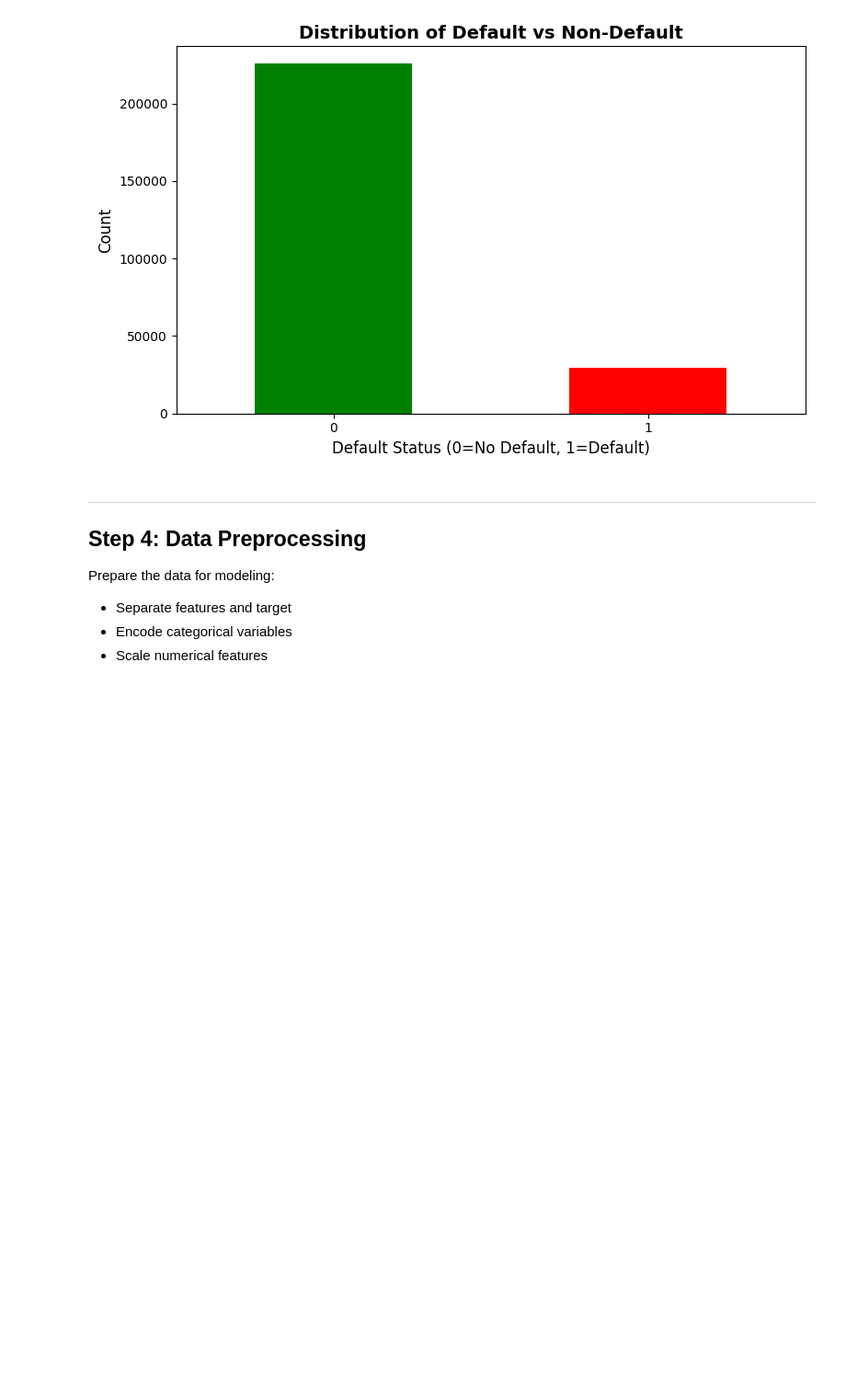
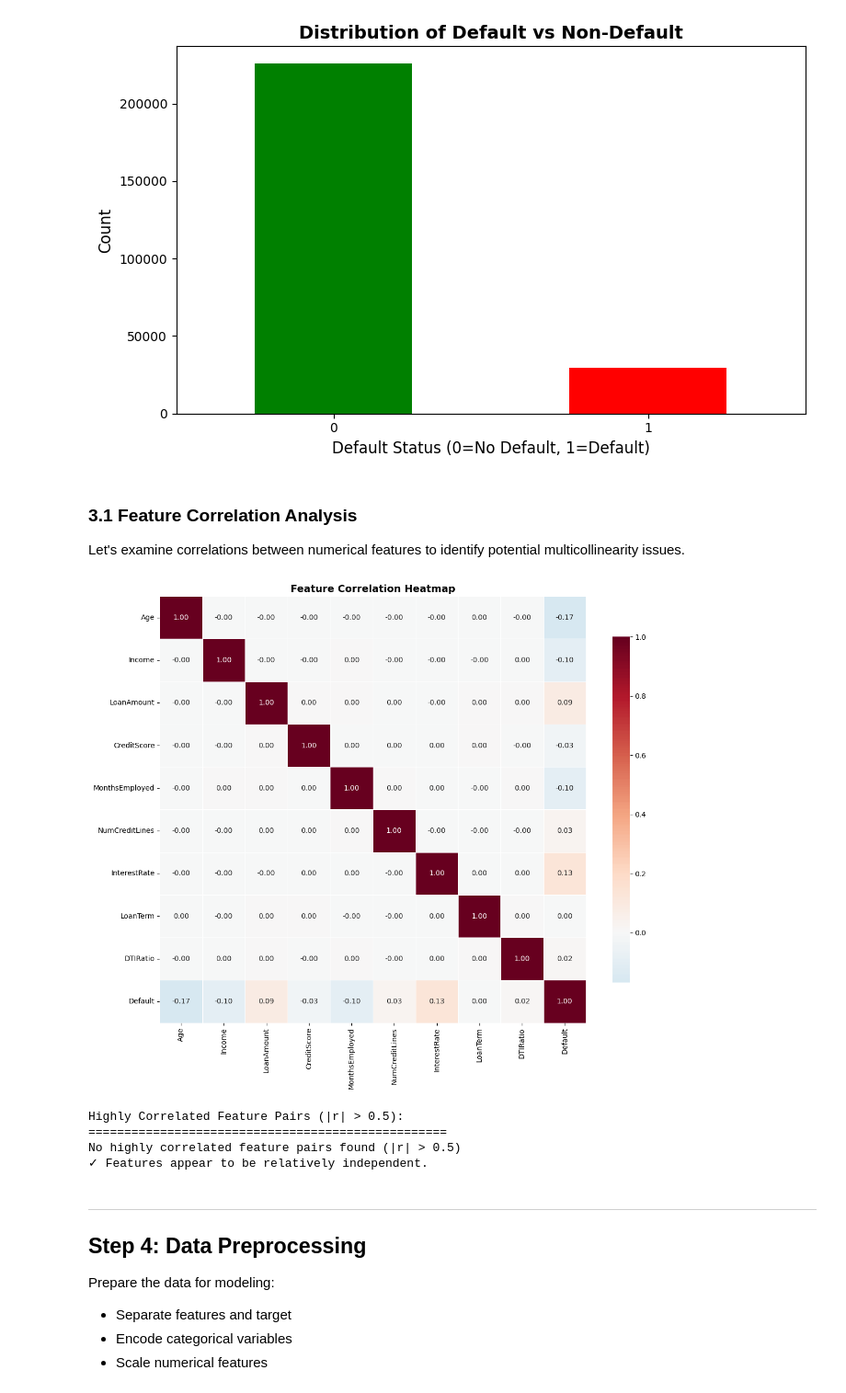
Before and after one commit to hoangcto/cs391, a Jupyter notebook: FinalProject/credit_default_analysis.ipynb, the cells around one changed output. Shown at 92% size. Cells and saved outputs as stored; diff of their text form; code cells hidden in the pictures; blank space fills up the shorter version.

```diff
--- a/FinalProject/credit_default_analysis.ipynb
+++ b/FinalProject/credit_default_analysis.ipynb
@@ -163,6 +163,57 @@ Name: count, dtype: int64
 
 Default Rate: 11.61%
 [figure]
+# %% [markdown]
+### 3.1 Feature Correlation Analysis
+
+Let's examine correlations between numerical features to identify potential multicollinearity issues.
+# %%
+# Select numerical columns for correlation analysis
+numerical_cols = train_df.select_dtypes(include=['int64', 'float64']).columns.tolist()
+
+# Calculate correlation matrix
+correlation_matrix = train_df[numerical_cols].corr()
+
+# Create heatmap
+plt.figure(figsize=(12, 10))
+sns.heatmap(correlation_matrix,
+            annot=True,
+            fmt='.2f',
+            cmap='RdBu_r',
+            center=0,
+            square=True,
+            linewidths=0.5,
+            cbar_kws={'shrink': 0.8})
+plt.title('Feature Correlation Heatmap', fontsize=14, fontweight='bold')
+plt.tight_layout()
+plt.savefig('correlation_heatmap.png', dpi=300, bbox_inches='tight')
+plt.show()
+
+# Identify highly correlated feature pairs (excluding self-correlation)
+print("\nHighly Correlated Feature Pairs (|r| > 0.5):")
+print("="*50)
+high_corr_pairs = []
+for i in range(len(correlation_matrix.columns)):
+    for j in range(i+1, len(correlation_matrix.columns)):
+        if abs(correlation_matrix.iloc[i, j]) > 0.5:
+            high_corr_pairs.append((
+                correlation_matrix.columns[i],
+                correlation_matrix.columns[j],
+                correlation_matrix.iloc[i, j]
+            ))
+
+if high_corr_pairs:
+    for feat1, feat2, corr in sorted(high_corr_pairs, key=lambda x: abs(x[2]), reverse=True):
+        print(f"{feat1} <-> {feat2}: {corr:.3f}")
+else:
+    print("No highly correlated feature pairs found (|r| > 0.5)")
+    print("✓ Features appear to be relatively independent.")
+# %% [output]
+[figure, added]
+Highly Correlated Feature Pairs (|r| > 0.5):
+==================================================
+No highly correlated feature pairs found (|r| > 0.5)
+✓ Features appear to be relatively independent.
 # %% [markdown]
 ---
 ## Step 4: Data Preprocessing
```
Also changed, not shown: parts of 15 cells of this notebook, 18 other files.
